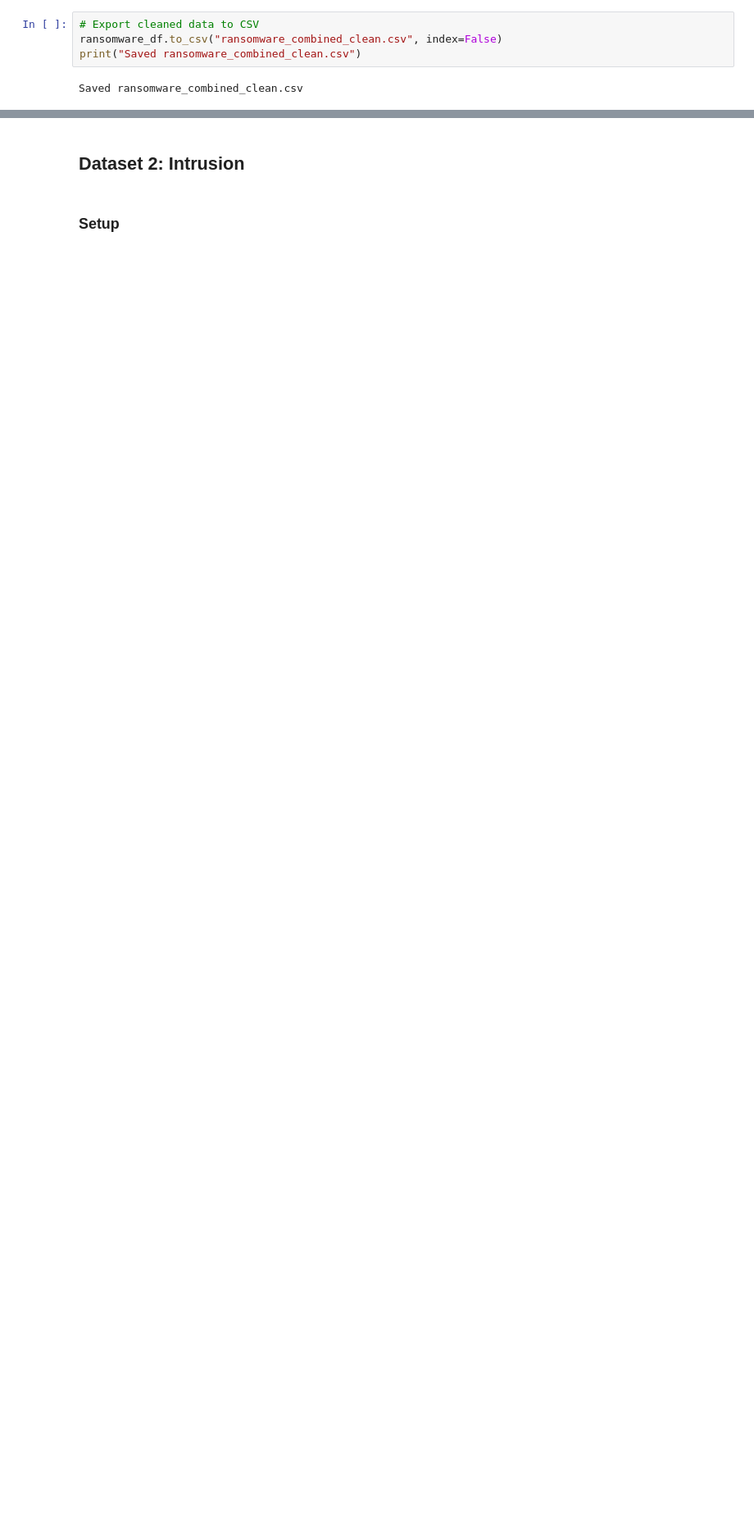
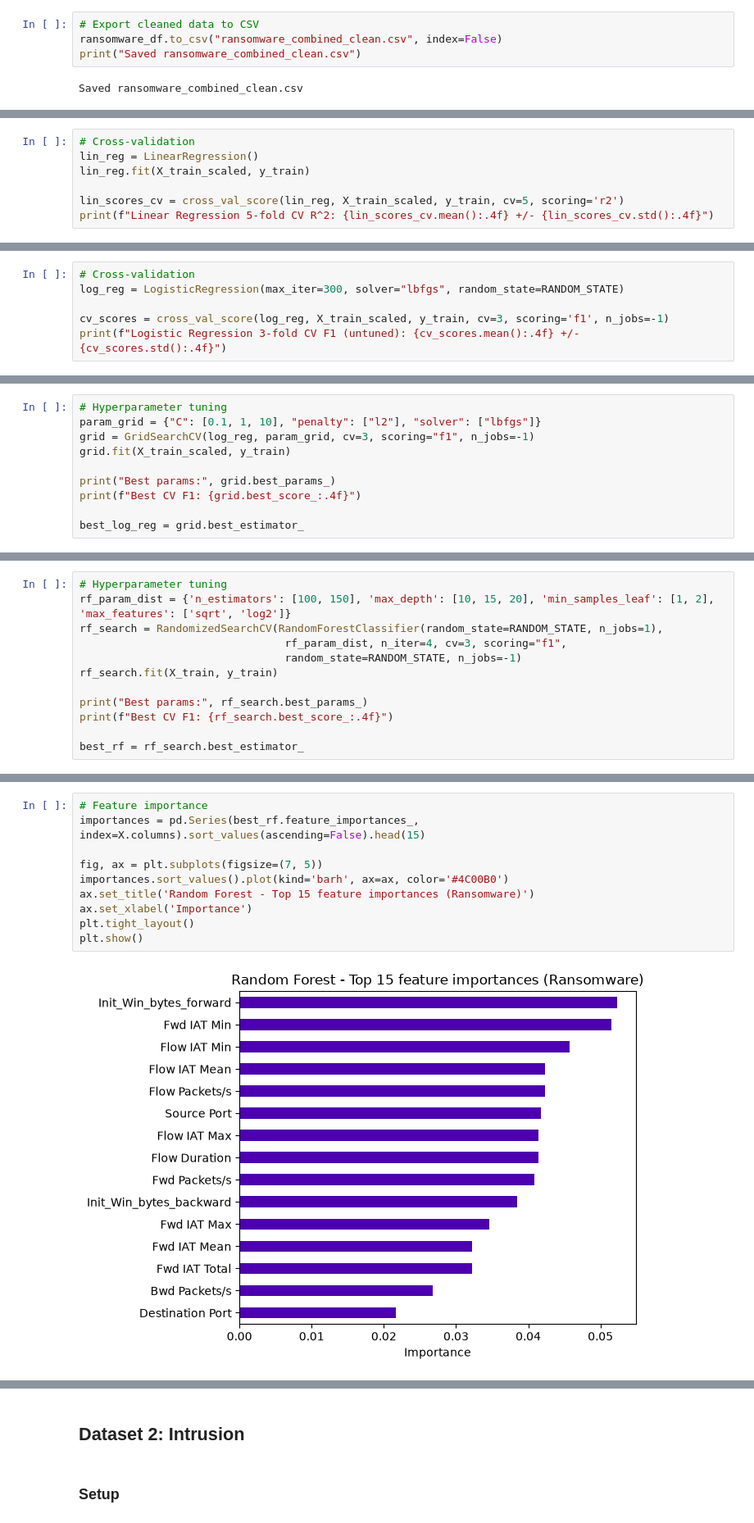
Before and after one commit to stefanie-the-engineer/bu-dx699-homework-11-smkenyon, a Jupyter notebook: OMDS-ModB2-Week11-Kenyon-Stefanie.ipynb, the cells around one changed output, grey strips where cells are left out. Shown at 82% size. Cells and saved outputs as stored; diff of their text form; blank space fills up the shorter version.

```diff
--- a/OMDS-ModB2-Week11-Kenyon-Stefanie.ipynb
+++ b/OMDS-ModB2-Week11-Kenyon-Stefanie.ipynb
@@ -427,0 +349,7 @@ plt.show()
+# %%
+# Cross-validation
+lin_reg = LinearRegression()
+lin_reg.fit(X_train_scaled, y_train)
+
+lin_scores_cv = cross_val_score(lin_reg, X_train_scaled, y_train, cv=5, scoring='r2')
+print(f"Linear Regression 5-fold CV R^2: {lin_scores_cv.mean():.4f} +/- {lin_scores_cv.std():.4f}")
@@ -427,0 +398,6 @@ plt.show()
+# %%
+# Cross-validation
+log_reg = LogisticRegression(max_iter=300, solver="lbfgs", random_state=RANDOM_STATE)
+
+cv_scores = cross_val_score(log_reg, X_train_scaled, y_train, cv=3, scoring='f1', n_jobs=-1)
+print(f"Logistic Regression 3-fold CV F1 (untuned): {cv_scores.mean():.4f} +/- {cv_scores.std():.4f}")
@@ -427,0 +408,10 @@ plt.show()
+# %%
+# Hyperparameter tuning
+param_grid = {"C": [0.1, 1, 10], "penalty": ["l2"], "solver": ["lbfgs"]}
+grid = GridSearchCV(log_reg, param_grid, cv=3, scoring="f1", n_jobs=-1)
+grid.fit(X_train_scaled, y_train)
+
+print("Best params:", grid.best_params_)
+print(f"Best CV F1: {grid.best_score_:.4f}")
+
+best_log_reg = grid.best_estimator_
@@ -427,0 +466,12 @@ plt.show()
+# %%
+# Hyperparameter tuning
+rf_param_dist = {'n_estimators': [100, 150], 'max_depth': [10, 15, 20], 'min_samples_leaf': [1, 2], 'max_features': ['sqrt', 'log2']}
+rf_search = RandomizedSearchCV(RandomForestClassifier(random_state=RANDOM_STATE, n_jobs=1),
+                                rf_param_dist, n_iter=4, cv=3, scoring="f1",
+                                random_state=RANDOM_STATE, n_jobs=-1)
+rf_search.fit(X_train, y_train)
+
+print("Best params:", rf_search.best_params_)
+print(f"Best CV F1: {rf_search.best_score_:.4f}")
+
+best_rf = rf_search.best_estimator_
@@ -427,0 +514,12 @@ plt.show()
+# %%
+# Feature importance
+importances = pd.Series(best_rf.feature_importances_, index=X.columns).sort_values(ascending=False).head(15)
+
+fig, ax = plt.subplots(figsize=(7, 5))
+importances.sort_values().plot(kind='barh', ax=ax, color='#4C00B0')
+ax.set_title('Random Forest - Top 15 feature importances (Ransomware)')
+ax.set_xlabel('Importance')
+plt.tight_layout()
+plt.show()
+# %% [output]
+[figure, added]
```
Also changed, not shown: parts of 146 cells of this notebook.
